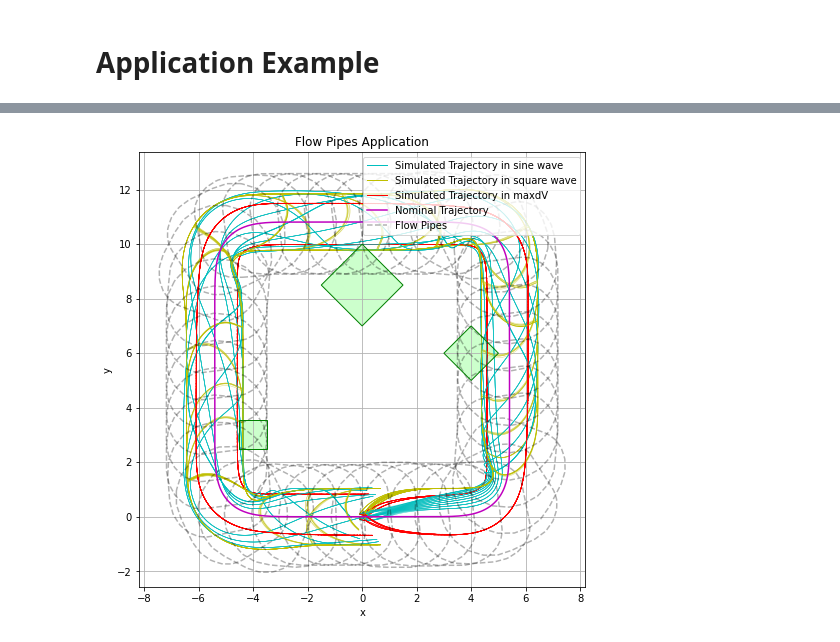
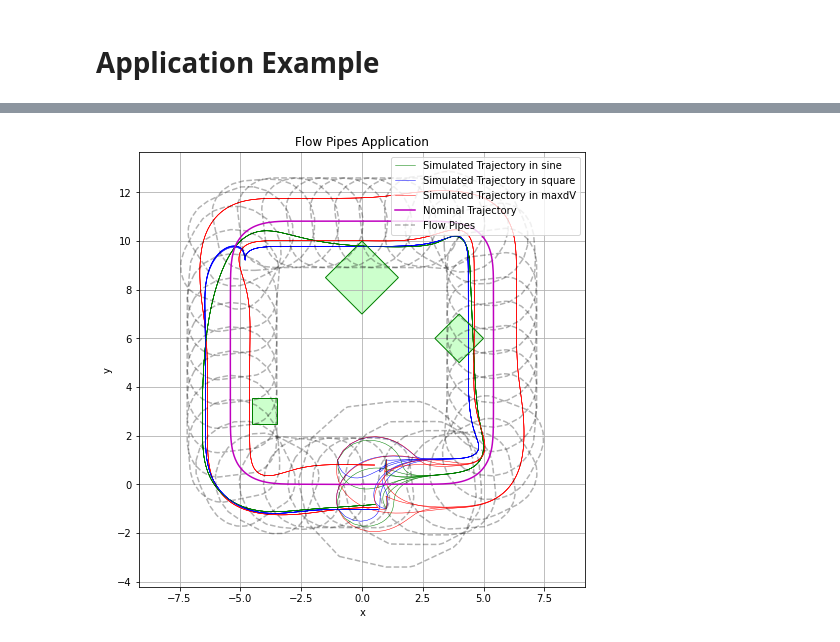
Before and after one commit to melodylylin/NASAULI_MC, a Jupyter notebook: SE(2) Invariant.ipynb, the cells around one changed output, grey strips where cells are left out. Saved outputs shown, nothing was run; the diff lists cells and outputs as text; code cells hidden in the pictures.

Commit message:
Work on maxdV.

```diff
--- a/SE(2) Invariant.ipynb
+++ b/SE(2) Invariant.ipynb
@@ -53,7 +49,7 @@ NameError: name 'take' is not defined
 # %%
 # interval hull
 plt.figure(figsize=(8,8))
-ax = subplot(111)
+ax = plt.subplot(111)
 h_nom = ax.plot(nom[:,0], nom[:,1], color='k', linestyle='-')
 for facet in range(n):
     hs_ch_LMI = ax.plot(intervalhull_LMI[facet][:,0], intervalhull_LMI[facet][:,1], color='c', linestyle='--')
@@ -61,9 +57,9 @@ for facet in range(n):
     #hs_ch_Hs = ax.plot(flow_pipes_Hs[facet][:,0], flow_pipes_Hs[facet][:,1], color='m', linestyle='--', alpha = 0.5)
 
 plt.axis('equal')
-title('Interval hull')
-xlabel('x')
-ylabel('y')
+plt.title('Interval hull')
+plt.xlabel('x')
+plt.ylabel('y')
 #legend([h_nom[0], hs_ch_Ls[0]], ['nominal', 'interval hull'], loc=1);
 # %% [output]
 Text(0, 0.5, 'y')
@@ -71,7 +67,7 @@ Text(0, 0.5, 'y')
 # %%
 # flow pipes
 plt.figure(figsize=(8,8))
-ax = subplot(111)
+ax = plt.subplot(111)
 h_nom = ax.plot(nom[:,0], nom[:,1], color='k', linestyle='-')
 for facet in range(n):
     hs_ch_LMI = ax.plot(flow_pipes_LMI[facet][:,0], flow_pipes_LMI[facet][:,1], color='c', linestyle='--')
@@ -79,9 +75,9 @@ for facet in range(n):
     #hs_ch_Hs = ax.plot(flow_pipes_Hs[facet][:,0], flow_pipes_Hs[facet][:,1], color='m', linestyle='--', alpha = 0.5)
 
 plt.axis('equal')
-title('Flow Pipes')
-xlabel('x')
-ylabel('y')
+plt.title('Flow Pipes')
+plt.xlabel('x')
+plt.ylabel('y')
 #legend([h_nom[0], hs_ch_LMI[0], hs_ch_LMI_L[0]], ['nominal', 'flow pipe (small)', 'flow pipe (Large)'], loc=1);
 # %% [output]
 Text(0, 0.5, 'y')
@@ -199,7 +190,7 @@ legend([h_nom[0], hs_ch_LMI[0]], ['nominal', 'flow pipe (LMI)'], loc=1);
 # Application Example
 # %%
 V2 = np.array([[1, 0], [0, -1], [-1, 0], [0, 1]])
-P2 = Polytope(V2)
+P2 = se2_flow.Polytope(V2)
 p4 = (4, 6)
 P3 = P2*1.5 + (0,8.5)
 P4 = P2 + p4
@@ -278,6 +271,6 @@ lgd.set_title(lgd.get_title().get_text())
 # %%
-freq = [0.02, .04, .06, .08, .01, .03, .05, .07, .09]
-#freq = [0.02]
+#freq = [0.02, .04, .06, .08, .01, .03, .05, .07, .09]
+freq = [0.02]
 
 res = []
 e = []
@@ -287,37 +280,34 @@ n = 40 # number of interval hulls
 # disturbances
 w1 = 1
 w2 = 1
-ref = SE_Dist.simulate(t, 0, w1, w2, 0, 0, 0, dist='sine', sol= sol1, use_approx=False)
+ref = se2_flow.simulate(t, 0, 0, 0, 0, 0, 0, dist='none', sol= sol1, use_approx=False)
 
+cnt = 0
+for theta0 in np.linspace(-np.pi/2, np.pi/2, 2):
+    for x0 in np.linspace(-1, 1, 2):
+        for y0 in np.linspace(-1, 1, 2):
+            init_e = np.array([[x0, y0, theta0]]).T
+            V0 = init_e.T@sol['P']@init_e
+            V.append(V0)
+            e.append(init_e)
+            for i in freq:
+                cnt += 1
+                r = se2_flow.simulate(t, i, w1, w2, x0, y0, theta0, dist='sine', sol= sol1, use_approx=False)
+                r2 = se2_flow.simulate(t, i, w1, w2, x0, y0, theta0, dist='square', sol= sol1, use_approx=False)
+                r3 = se2_flow.simulate(t, i, w1, w2, x0, y0, theta0, dist='maxdV', sol= sol1, use_approx=False)
 
-for theta0 in np.linspace(-pi/10, pi/10, 2):
-    for x0 in np.linspace(-.1, .1, 2):
-        for y0 in np.linspace(-.1, .1, 2):
-                init_e = array([[x0, y0, theta0]]).T
-                V0 = init_e.T@sol['P']@init_e
-                V.append(V0)
-                e.append(init_e)
-                for i in freq:
-                    r = SE_Dist.simulate(40, i, w1, w2, x0, y0, theta0, dist='sine', sol= sol1, use_approx=False)
-                    r2 = SE_Dist.simulate(40, i, w1, w2, x0, y0, theta0, dist='square', sol= sol1, use_approx=False)
-                    r3 = SE_Dist.simulate(40, i, w1, w2, x0, y0, theta0, dist='maxdV', sol= sol1, use_approx=False)
-
-                    res.append(r)
-                    if theta0 == np.pi/10 and x0 == .1 and y0 == .1 and i == freq[-1]:
-                        SE_Dist.plot_simulated(r, name='sine wave', legend=True, save=False, linewidth = 1, color = 'c')
-                        SE_Dist.plot_simulated(r2, name='square wave', legend=True, save=False, linewidth = 1, color = 'y')
-                        SE_Dist.plot_simulated(r3, name='maxdV', legend=True, save=False, linewidth = 1, color = 'r')
-                    else:
-                        SE_Dist.plot_simulated(r, name='', legend=False, save=False, linewidth = .5, color = 'c', alpha = 0.5)
-                        SE_Dist.plot_simulated(r2, name='', legend=False, save=False, linewidth = .5, color = 'y', alpha = 0.5)
-                        SE_Dist.plot_simulated(r3, name='', legend=False, save=False, linewidth = .5, color = 'r', alpha = 0.5)
+                res.append(r)
+                legend = cnt == 1
+                se2_flow.plot_simulated(r, name='sine', legend=legend, save=False, linewidth = .5, color = 'g', alpha = 1)
+                se2_flow.plot_simulated(r2, name='square', legend=legend, save=False, linewidth = .5, color = 'b', alpha = 1)
+                se2_flow.plot_simulated(r3, name='maxdV', legend=legend, save=False, linewidth = .5, color = 'r', alpha = 1)
 
 i = np.array(V).argmax()
 print(e[i])
-e0 = se2_log(array(e[i]).reshape(3,))
+e0 = se2_flow.se2_log(np.array(e[i]).reshape(3,))
 print(e0)
 
-flow_pipes_LMI, intervalhull_LMI, nom = flowpipes(ref, t, n, e0, w1, w2, sol)
+flow_pipes_LMI, intervalhull_LMI, nom = se2_flow.flowpipes(ref, t, n, e0, w1, w2, sol)
 for facet in range(n):
     hs_ch_LMI = plt.plot(flow_pipes_LMI[facet][:,0], flow_pipes_LMI[facet][:,1], color='k', linestyle='--', alpha = 0.3)
 
@@ -329,9 +319,9 @@ P5.plot(facecolor=(0.8,1,0.8), edgecolor='g', linewidth=1)
 h_nom = plt.plot(nom[:,0], nom[:,1], color='m', linestyle='-')
 
 plt.axis('equal')
-title('Flow Pipes Application')
-xlabel('x')
-ylabel('y')
+plt.title('Flow Pipes Application')
+plt.xlabel('x')
+plt.ylabel('y')
 
 lgd = plt.legend(loc=1)
 ax = lgd.axes
@@ -352 +342 @@ lgd.set_title(lgd.get_title().get_text())
-[figure, old version]
+[figure, new version]
```
Also changed, not shown: parts of 14 cells of this notebook, 4 other files.
